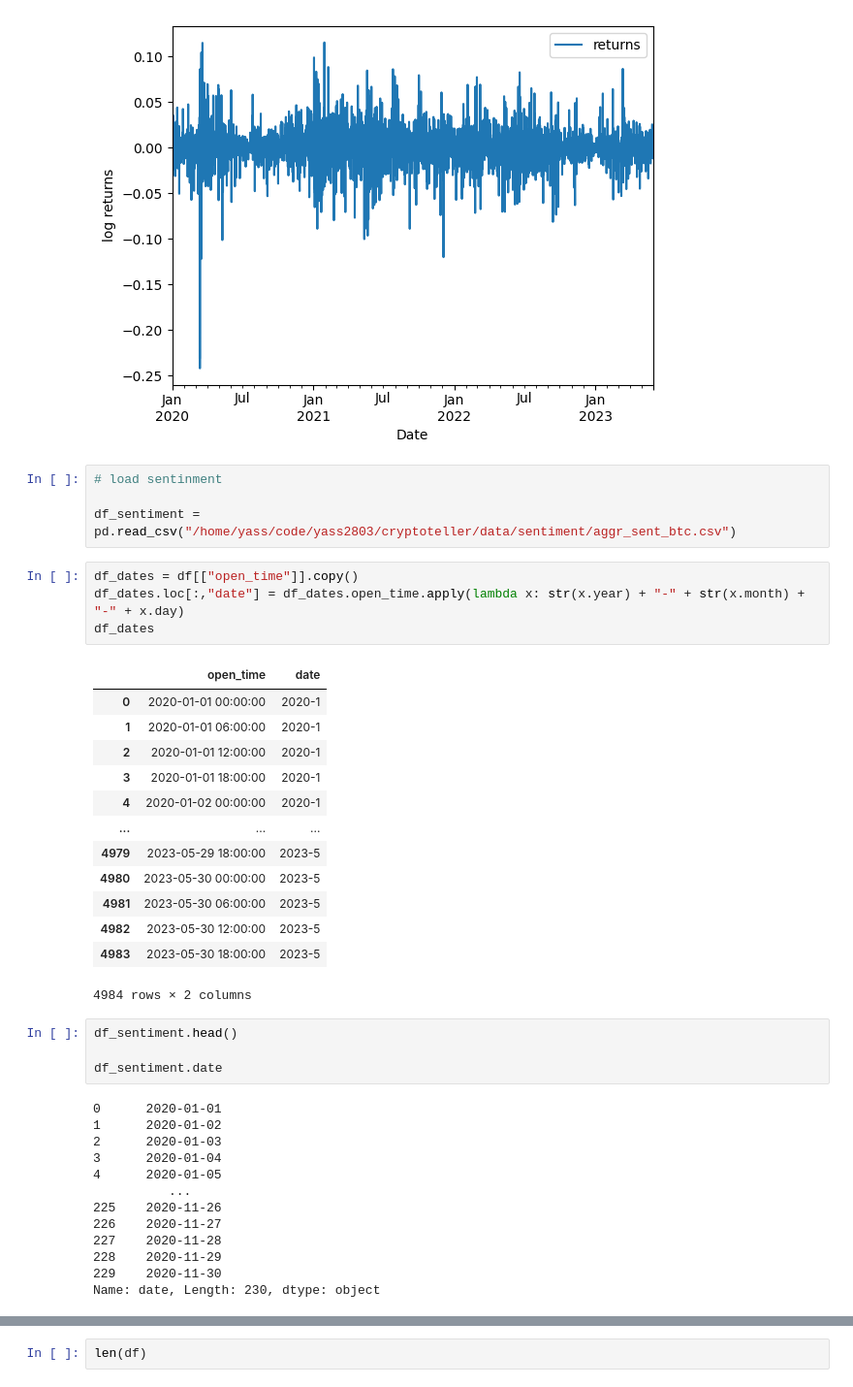
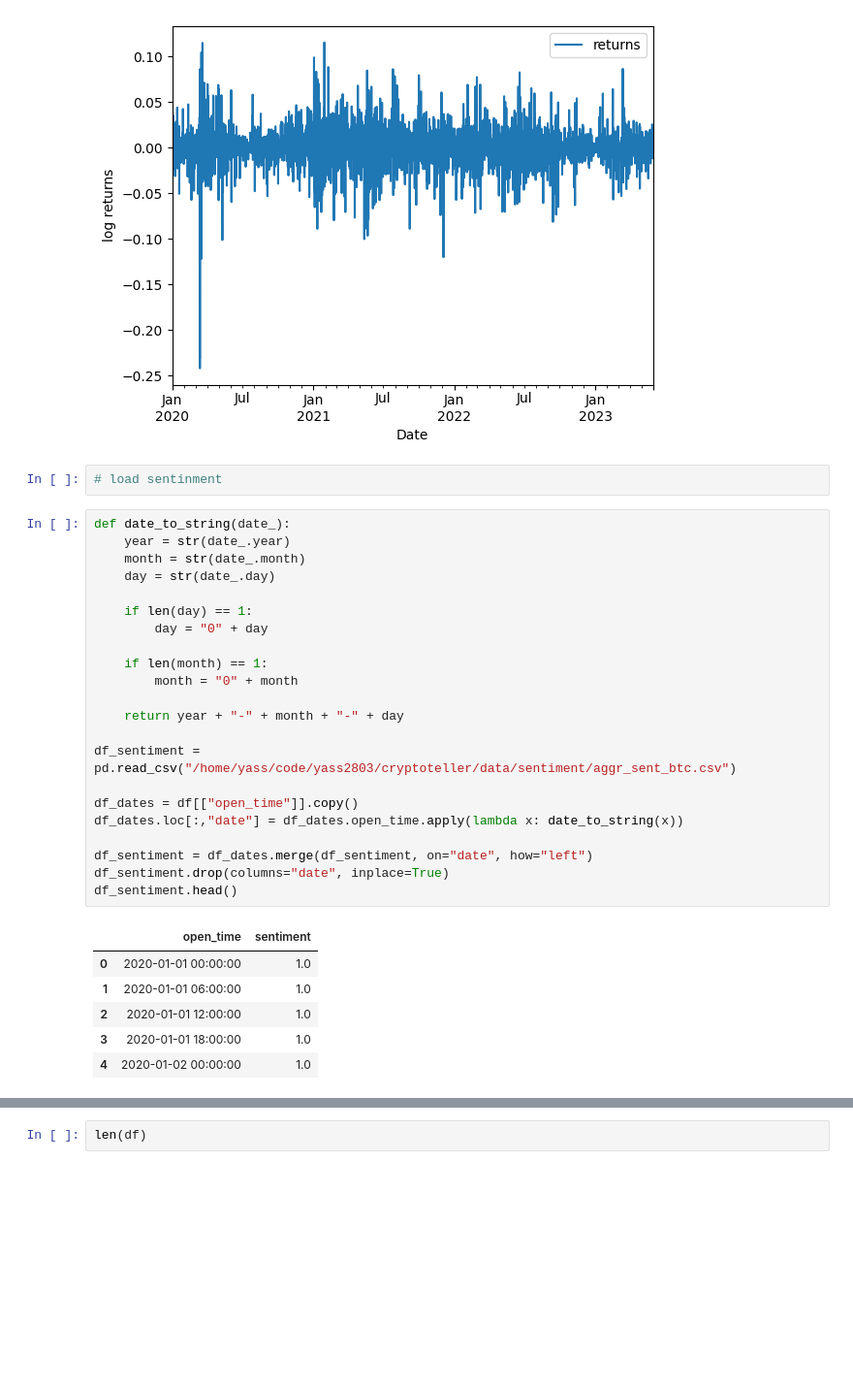
Before and after one commit to egppp/cryptoteller, a Jupyter notebook: performing_models/cris_model.ipynb, the cells around one changed output, grey strips where cells are left out. Shown at 97% size. Cells and saved outputs as stored; diff of their text form; blank space fills up the shorter version.

```diff
--- a/performing_models/cris_model.ipynb
+++ b/performing_models/cris_model.ipynb
@@ -54,44 +54,36 @@ np.isnan(scaled_returns).any()
 # %% [output]
 False
 [figure]
-# %%
-# load sentinment
-
-df_sentiment = pd.read_csv("/home/yass/code/yass2803/cryptoteller/data/sentiment/aggr_sent_btc.csv")
-# %%
-df_dates = df[["open_time"]].copy()
-df_dates.loc[:,"date"] = df_dates.open_time.apply(lambda x: str(x.year) + "-" + str(x.month) + "-" + x.day)
-df_dates
-# %% [output]
-|  | open_time | date |
-| 0 | 2020-01-01 00:00:00 | 2020-1 |
-| 1 | 2020-01-01 06:00:00 | 2020-1 |
-| 2 | 2020-01-01 12:00:00 | 2020-1 |
-| 3 | 2020-01-01 18:00:00 | 2020-1 |
-| 4 | 2020-01-02 00:00:00 | 2020-1 |
-| ... | ... | ... |
-| 4979 | 2023-05-29 18:00:00 | 2023-5 |
-| 4980 | 2023-05-30 00:00:00 | 2023-5 |
-| 4981 | 2023-05-30 06:00:00 | 2023-5 |
-| 4982 | 2023-05-30 12:00:00 | 2023-5 |
-| 4983 | 2023-05-30 18:00:00 | 2023-5 |
-4984 rows × 2 columns
-# %%
-df_sentiment.head()
-
-df_sentiment.date
-# %% [output]
-0      2020-01-01
-1      2020-01-02
-2      2020-01-03
-3      2020-01-04
-4      2020-01-05
-          ...
-225    2020-11-26
-226    2020-11-27
-227    2020-11-28
-228    2020-11-29
-229    2020-11-30
-Name: date, Length: 230, dtype: object
+# %%
+# load sentinment
+# %%
+def date_to_string(date_):
+    year = str(date_.year)
+    month = str(date_.month)
+    day = str(date_.day)
+
+    if len(day) == 1:
+        day = "0" + day
+
+    if len(month) == 1:
+        month = "0" + month
+
+    return year + "-" + month + "-" + day
+
+df_sentiment = pd.read_csv("/home/yass/code/yass2803/cryptoteller/data/sentiment/aggr_sent_btc.csv")
+
+df_dates = df[["open_time"]].copy()
+df_dates.loc[:,"date"] = df_dates.open_time.apply(lambda x: date_to_string(x))
+
+df_sentiment = df_dates.merge(df_sentiment, on="date", how="left")
+df_sentiment.drop(columns="date", inplace=True)
+df_sentiment.head()
+# %% [output]
+|  | open_time | sentiment |
+| 0 | 2020-01-01 00:00:00 | 1.0 |
+| 1 | 2020-01-01 06:00:00 | 1.0 |
+| 2 | 2020-01-01 12:00:00 | 1.0 |
+| 3 | 2020-01-01 18:00:00 | 1.0 |
+| 4 | 2020-01-02 00:00:00 | 1.0 |
 # %%
 
```
Also changed, not shown: parts of 5 cells of this notebook, 4 other files.
